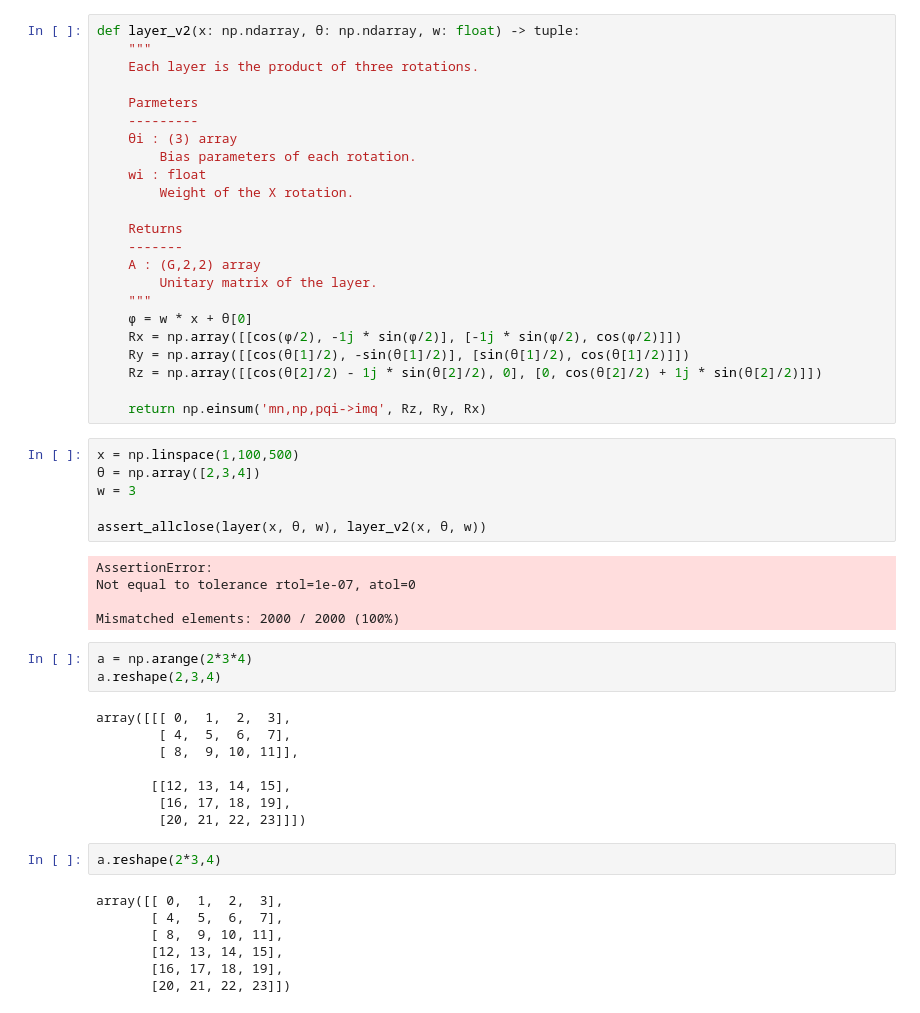
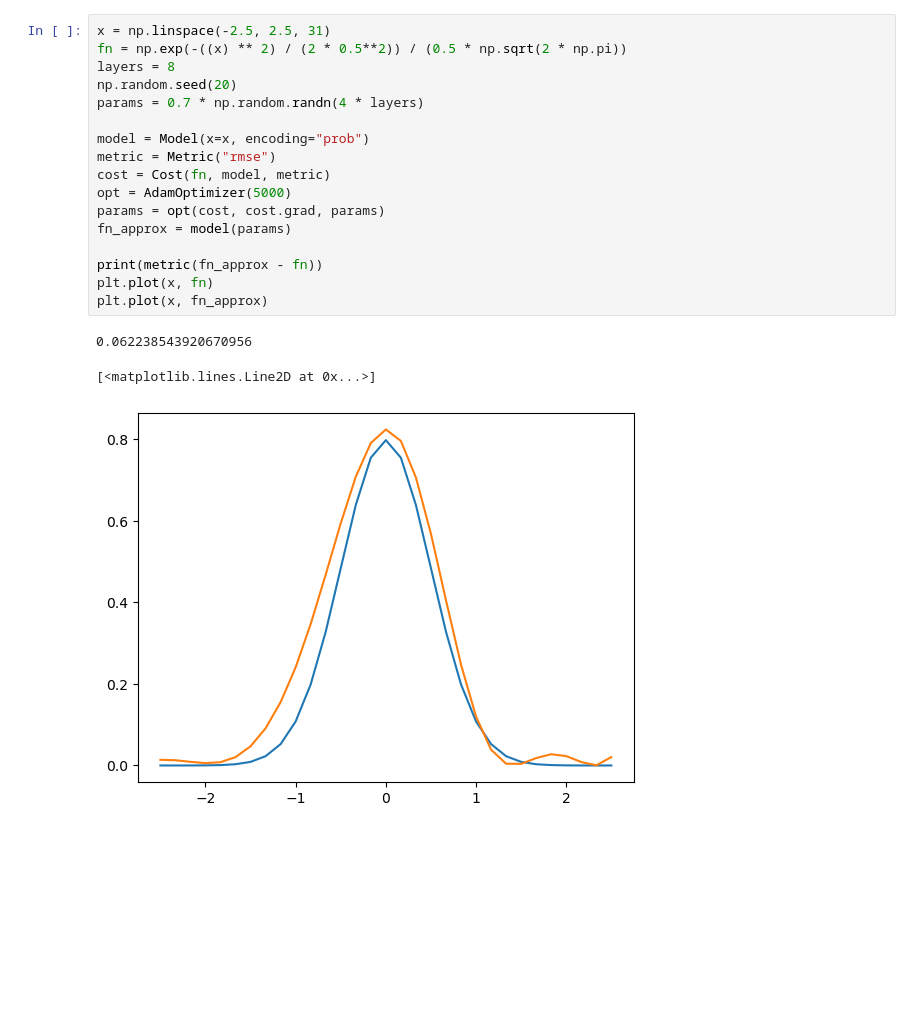
Before and after one commit to pablovegan/TFM_QML, a Jupyter notebook: pruebas.ipynb, the cells around one changed output. Cells and saved outputs as stored; diff of their text form; blank space fills up the shorter version.

Commit message:
working optimizer module

```diff
--- a/pruebas.ipynb
+++ b/pruebas.ipynb
@@ -29,54 +6,21 @@ def layer(x: np.ndarray, θ: np.ndarray, w: float) -> tuple:
-# %%
-def layer_v2(x: np.ndarray, θ: np.ndarray, w: float) -> tuple:
-    """
-    Each layer is the product of three rotations.
-
-    Parmeters
-    ---------
-    θi : (3) array
-        Bias parameters of each rotation.
-    wi : float
-        Weight of the X rotation.
-
-    Returns
-    -------
-    A : (G,2,2) array
-        Unitary matrix of the layer.
-    """
-    ϕ = w * x + θ[0]
-    Rx = np.array([[cos(ϕ/2), -1j * sin(ϕ/2)], [-1j * sin(ϕ/2), cos(ϕ/2)]])
-    Ry = np.array([[cos(θ[1]/2), -sin(θ[1]/2)], [sin(θ[1]/2), cos(θ[1]/2)]])
-    Rz = np.array([[cos(θ[2]/2) - 1j * sin(θ[2]/2), 0], [0, cos(θ[2]/2) + 1j * sin(θ[2]/2)]])
-
-    return np.einsum('mn,np,pqi->imq', Rz, Ry, Rx)
-# %%
-x = np.linspace(1,100,500)
-θ = np.array([2,3,4])
-w = 3
-
-assert_allclose(layer(x, θ, w), layer_v2(x, θ, w))
-# %% [output]
-AssertionError:
-Not equal to tolerance rtol=1e-07, atol=0
-
-Mismatched elements: 2000 / 2000 (100%)
-# %%
-a = np.arange(2*3*4)
-a.reshape(2,3,4)
-# %% [output]
-array([[[ 0,  1,  2,  3],
-        [ 4,  5,  6,  7],
-        [ 8,  9, 10, 11]],
-
-       [[12, 13, 14, 15],
-        [16, 17, 18, 19],
-        [20, 21, 22, 23]]])
-# %%
-a.reshape(2*3,4)
-# %% [output]
-array([[ 0,  1,  2,  3],
-       [ 4,  5,  6,  7],
-       [ 8,  9, 10, 11],
-       [12, 13, 14, 15],
-       [16, 17, 18, 19],
-       [20, 21, 22, 23]])
+# %%
+x = np.linspace(-2.5, 2.5, 31)
+fn = np.exp(-((x) ** 2) / (2 * 0.5**2)) / (0.5 * np.sqrt(2 * np.pi))
+layers = 8
+np.random.seed(20)
+params = 0.7 * np.random.randn(4 * layers)
+
+model = Model(x=x, encoding="prob")
+metric = Metric("rmse")
+cost = Cost(fn, model, metric)
+opt = AdamOptimizer(5000)
+params = opt(cost, cost.grad, params)
+fn_approx = model(params)
+
+print(metric(fn_approx - fn))
+plt.plot(x, fn)
+plt.plot(x, fn_approx)
+# %% [output]
+0.062238543920670956
+[<matplotlib.lines.Line2D at 0x...>]
+[figure, added]
```
Also changed, not shown: parts of 3 cells of this notebook, 7 other files.
